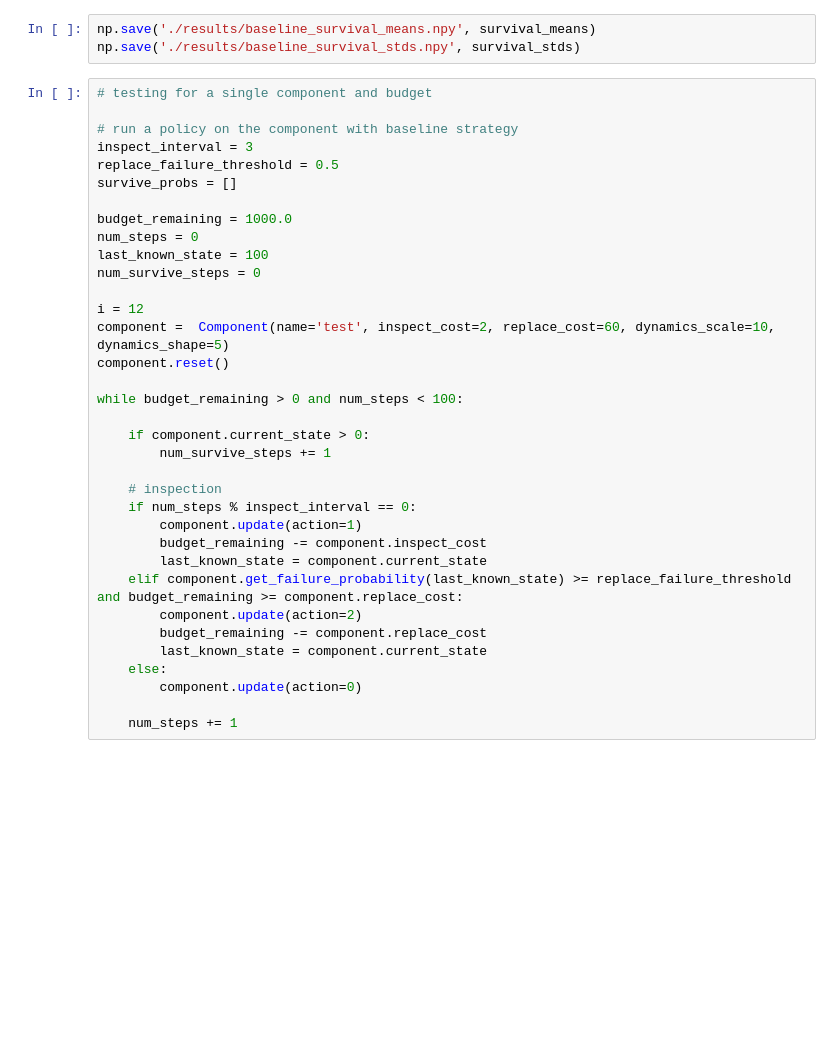
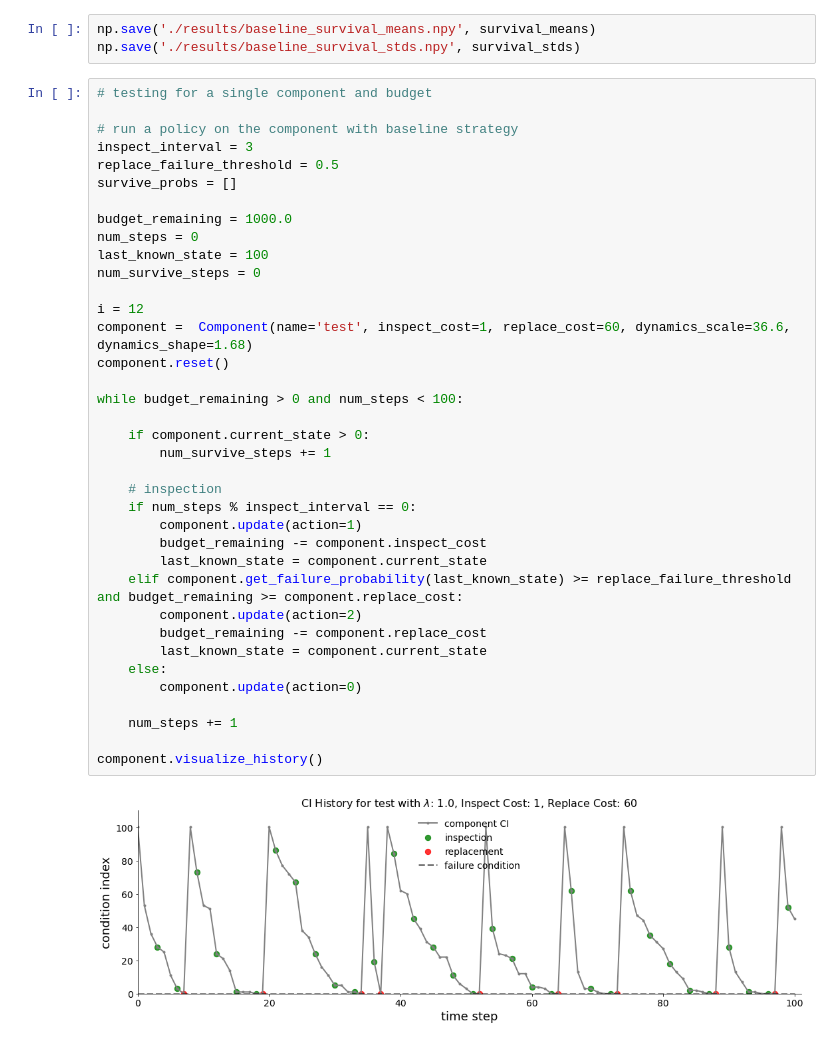
Before and after one commit to leadcatlab/welfare-maximization-cdc, a Jupyter notebook: simulations/baseline_policy.ipynb, the cells around one changed output. Cells and saved outputs as stored; diff of their text form; blank space fills up the shorter version.

Commit message:
updated dynamics and baseline

```diff
--- a/simulations/baseline_policy.ipynb
+++ b/simulations/baseline_policy.ipynb
@@ -84,31 +89,35 @@ np.save('./results/baseline_survival_stds.npy', survival_stds)
 inspect_interval = 3
 replace_failure_threshold = 0.5
 survive_probs = []
 
 budget_remaining = 1000.0
 num_steps = 0
 last_known_state = 100
 num_survive_steps = 0
 
 i = 12
-component =  Component(name='test', inspect_cost=2, replace_cost=60, dynamics_scale=10, dynamics_shape=5)
+component =  Component(name='test', inspect_cost=1, replace_cost=60, dynamics_scale=36.6, dynamics_shape=1.68)
 component.reset()
 
 while budget_remaining > 0 and num_steps < 100:
 
     if component.current_state > 0:
         num_survive_steps += 1
 
     # inspection
     if num_steps % inspect_interval == 0:
         component.update(action=1)
         budget_remaining -= component.inspect_cost
         last_known_state = component.current_state
     elif component.get_failure_probability(last_known_state) >= replace_failure_threshold and budget_remaining >= component.replace_cost:
         component.update(action=2)
         budget_remaining -= component.replace_cost
         last_known_state = component.current_state
     else:
         component.update(action=0)
 
     num_steps += 1
+
+component.visualize_history()
+# %% [output]
+[figure, added]
```
Also changed, not shown: parts of 1 cell of this notebook, 36 other files.
